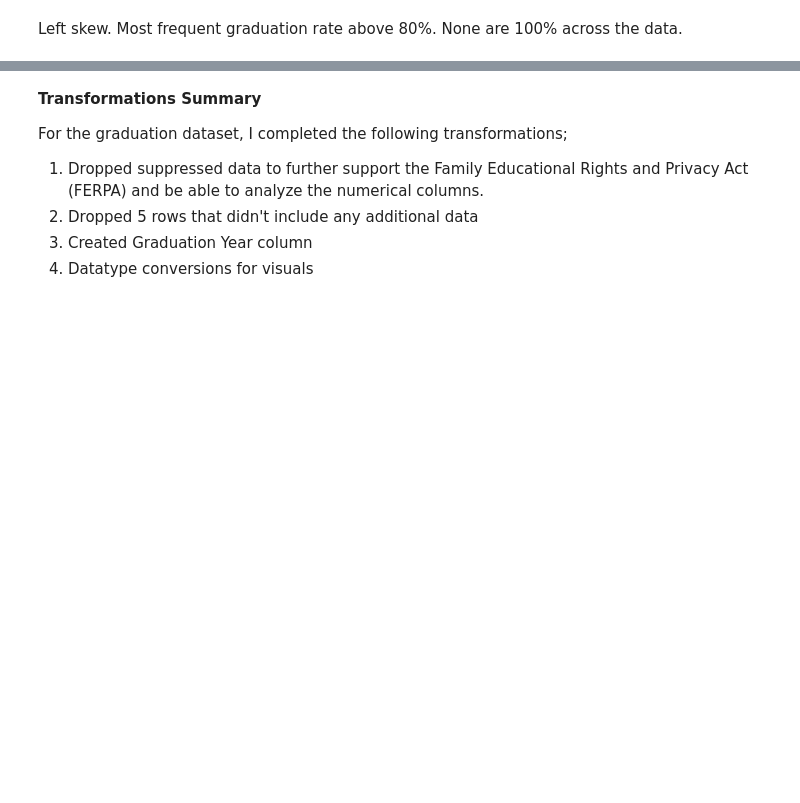
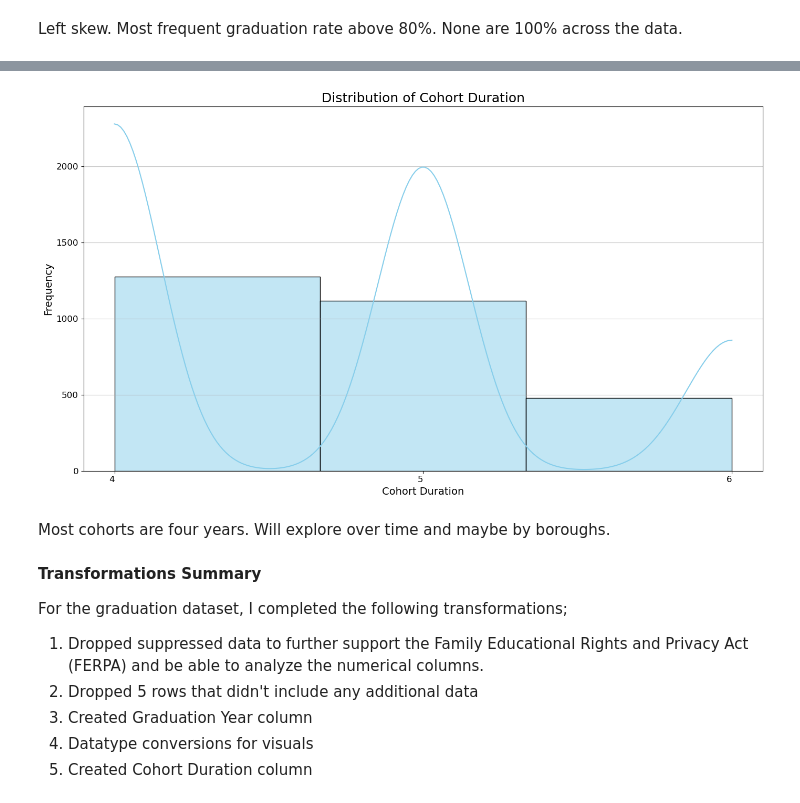
Before and after one commit to Mrfunderburker/Education-Capstone, a Jupyter notebook: code/graduation_eda.ipynb, the cells around one changed output, grey strips where cells are left out. Cells and saved outputs as stored; diff of their text form; code cells hidden in the pictures; blank space fills up the shorter version.

Commit message:
second graph

```diff
--- a/code/graduation_eda.ipynb
+++ b/code/graduation_eda.ipynb
@@ -198,3 +199,13 @@ plt.show()
 [figure]
 # %% [markdown]
 Left skew. Most frequent graduation rate above 80%. None are 100% across the data.
+# %%
+# Rename the 'Cohort' column to 'Cohort Duration'
+graduation.rename(columns={'Cohort': 'Cohort Duration'}, inplace=True)
+
+# Apply a lambda function to extract the number directly from the 'Cohort Duration' column
+graduation['Cohort Duration'] = graduation['Cohort Duration'].apply(
+    lambda text: int(re.match(r'(\d+)', text).group(1)) if re.match(r'(\d+)', text) else None
+)
+
+graduation
@@ -201,3 +226,19 @@ Left skew. Most frequent graduation rate above 80%. None are 100% across the dat
+# %%
+# Distribution of Cohort Duration
+plt.figure(figsize=(14, 8))
+sns.histplot(graduation['Cohort Duration'], kde=True, bins=3, color='skyblue')
+plt.title('Distribution of Cohort Duration', fontsize=18)
+plt.xlabel('Cohort Duration', fontsize=14)
+plt.ylabel('Frequency', fontsize=14)
+plt.xticks([4, 5, 6], ha='right', fontsize=12)
+plt.yticks(fontsize=12)
+plt.grid(axis='y', alpha=0.75)
+plt.tight_layout()
+plt.show()
+# %% [output]
+[figure, added]
+# %% [markdown]
+Most cohorts are four years. Will explore over time and maybe by boroughs.
 # %% [markdown]
 **Transformations Summary**
 
@@ -206,3 +247,4 @@ For the graduation dataset, I completed the following transformations;
 2. Dropped 5 rows that didn't include any additional data
 3. Created Graduation Year column
 4. Datatype conversions for visuals
+5. Created Cohort Duration column
```
Also changed, not shown: parts of 2 cells of this notebook.
